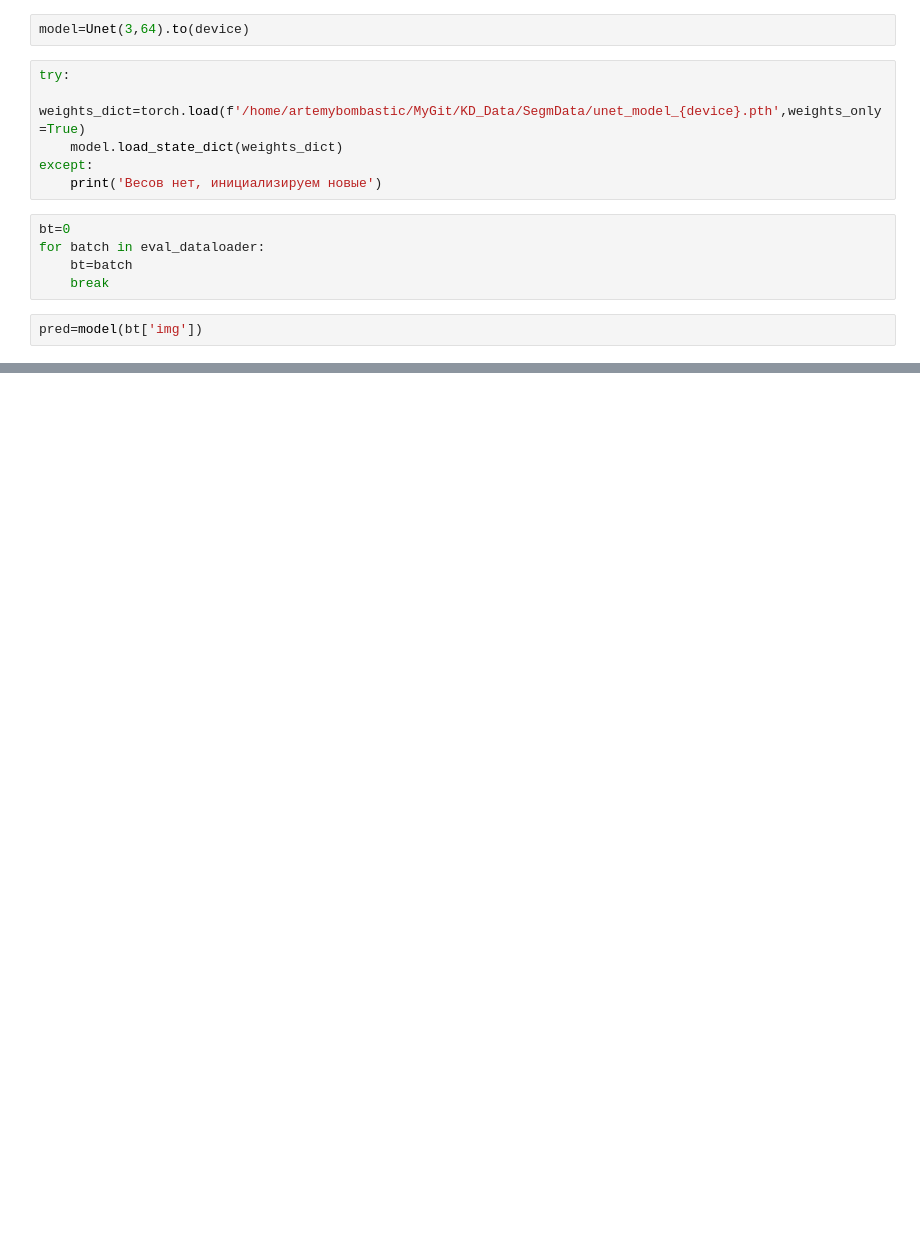
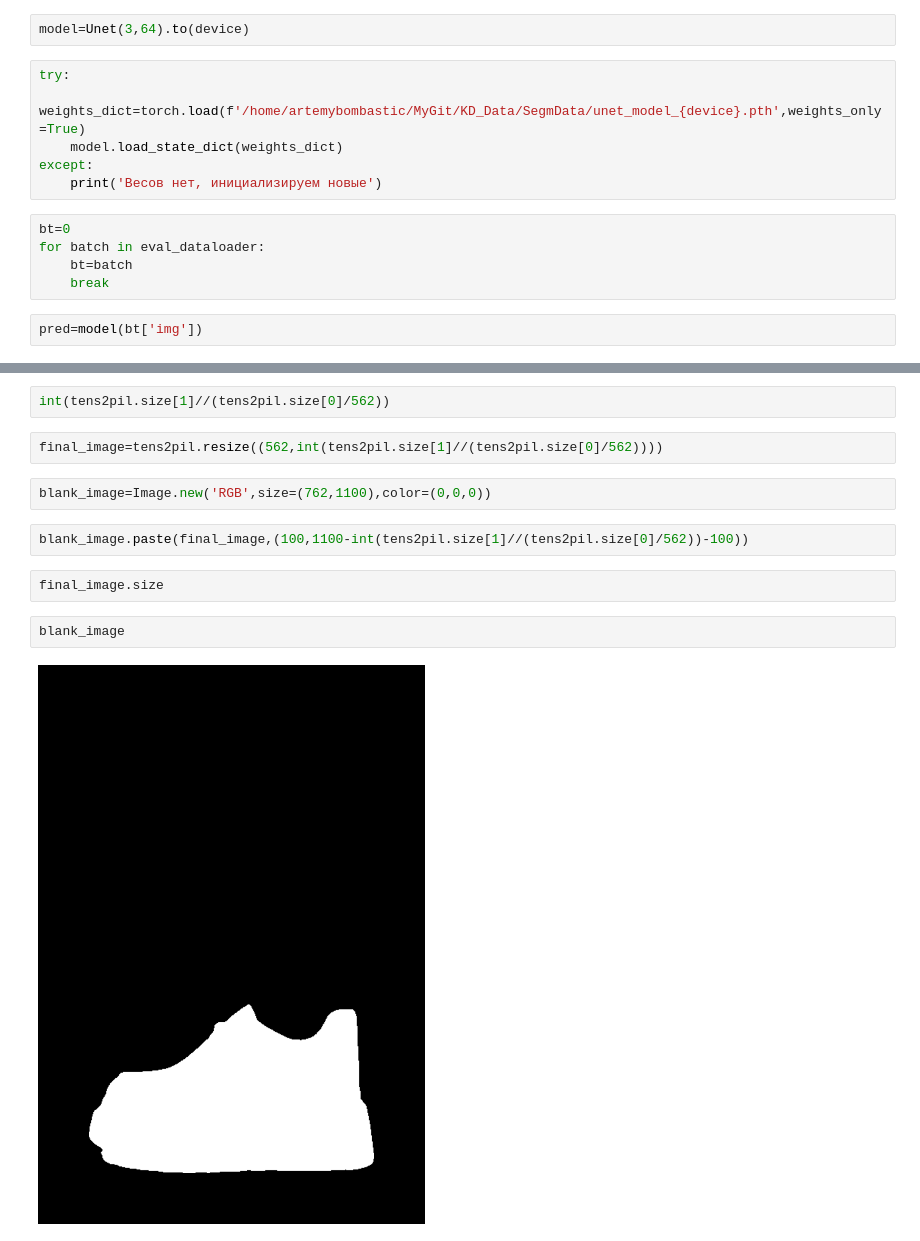
Before and after one commit to BombasticFantastik/KD_Summer_Work, a Jupyter notebook: Positioner/Untitled.ipynb, the cells around one changed output, grey strips where cells are left out. Drawn from its saved outputs; the diff is of its cells as text; blank space fills up the shorter version.

```diff
--- a/Positioner/Untitled.ipynb
+++ b/Positioner/Untitled.ipynb
@@ -148,0 +83,14 @@ plt.imshow(eval_dataset[0]['img'].permute(1,2,0).detach())
+# %%
+int(tens2pil.size[1]//(tens2pil.size[0]/562))
+# %%
+final_image=tens2pil.resize((562,int(tens2pil.size[1]//(tens2pil.size[0]/562))))
+# %%
+blank_image=Image.new('RGB',size=(762,1100),color=(0,0,0))
+# %%
+blank_image.paste(final_image,(100,1100-int(tens2pil.size[1]//(tens2pil.size[0]/562))-100))
+# %%
+final_image.size
+# %%
+blank_image
+# %% [output]
+[figure, added]
```
Also changed, not shown: parts of 19 cells of this notebook.
